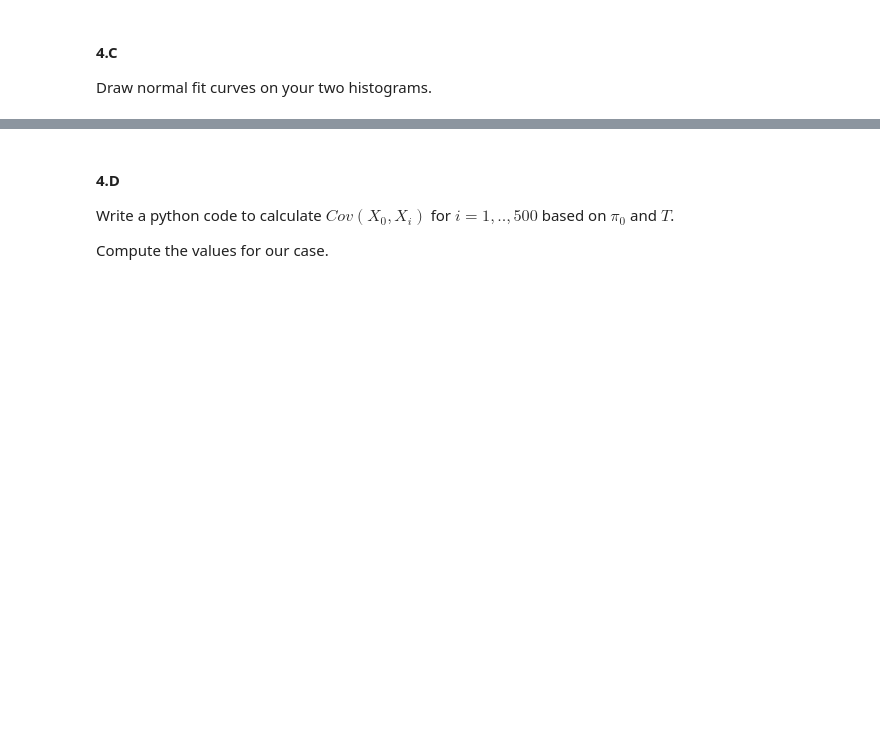
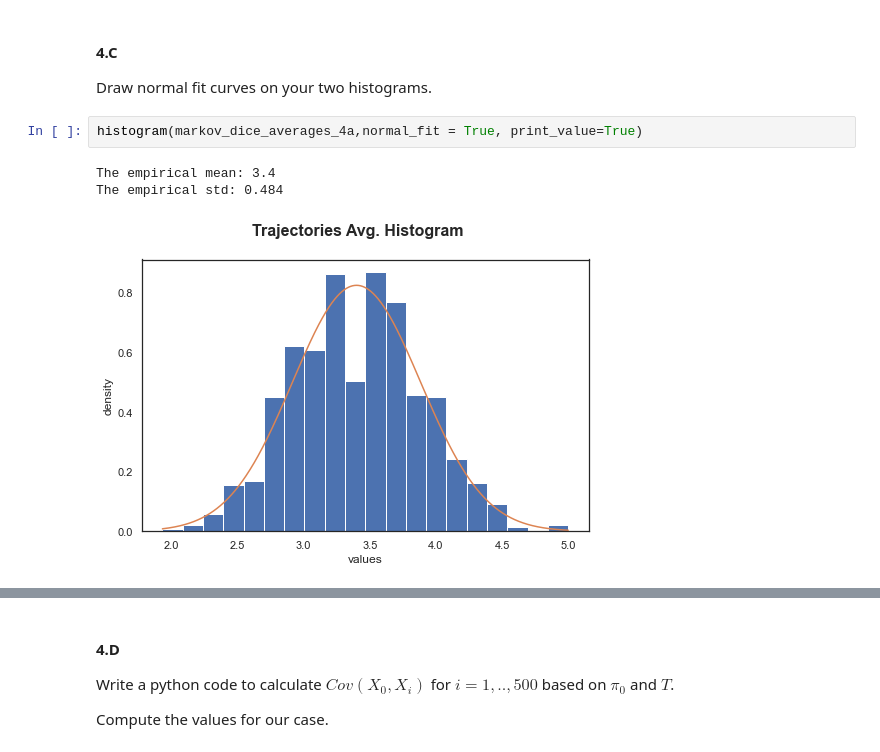
Before and after one commit to Oren-Ben/IDC, a Jupyter notebook: statistics/third_ex/204079453_205714447.ipynb, the cells around one changed output, grey strips where cells are left out. Saved outputs shown, nothing was run; the diff lists cells and outputs as text; blank space fills up the shorter version.

```diff
--- a/statistics/third_ex/204079453_205714447.ipynb
+++ b/statistics/third_ex/204079453_205714447.ipynb
@@ -592,3 +617,9 @@ Construct 1000 trajectories, each of length 500.
 # %% [markdown]
 #### 4.C
 Draw normal fit curves on your two histograms.
+# %%
+histogram(markov_dice_averages_4a,normal_fit = True, print_value=True)
+# %% [output]
+The empirical mean: 3.4
+The empirical std: 0.484
+[figure, added]
```
Also changed, not shown: parts of 16 cells of this notebook.
